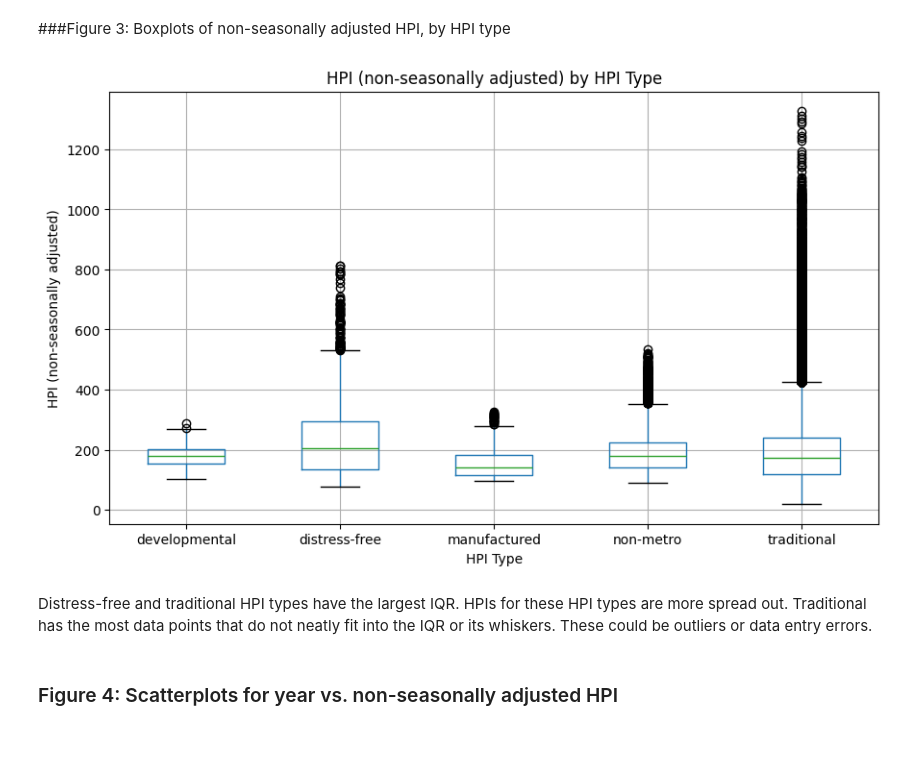
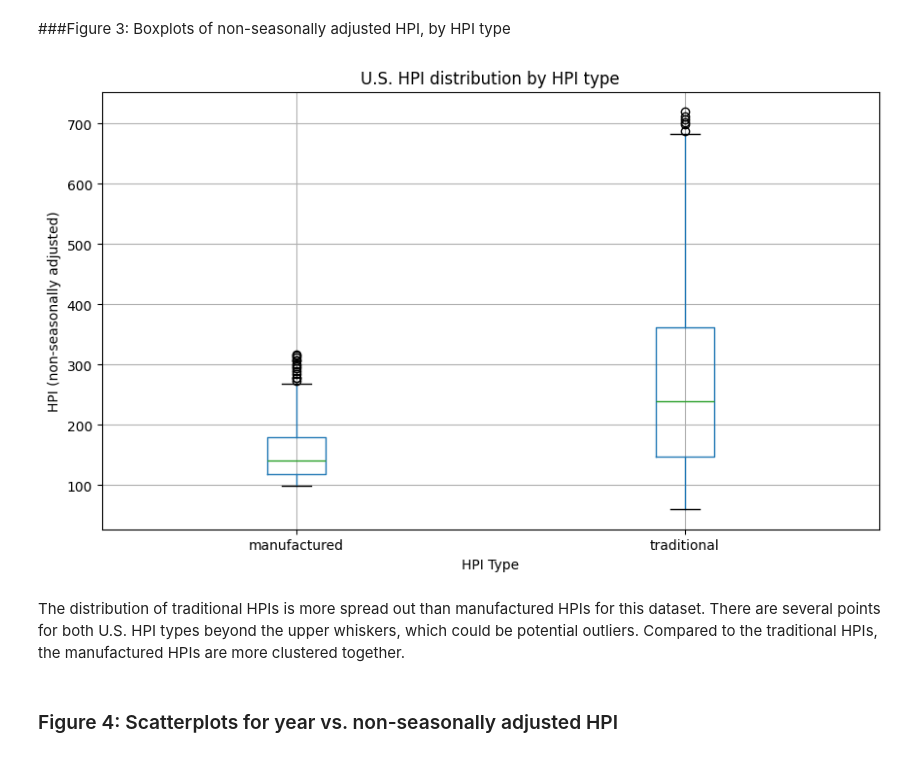
Before and after one commit to abbynam/ds201_capstone1, a Jupyter notebook: Capstone1.ipynb, the cells around one changed output. Saved outputs shown, nothing was run; the diff lists cells and outputs as text; code cells hidden in the pictures.

```diff
--- a/Capstone1.ipynb
+++ b/Capstone1.ipynb
@@ -197,18 +264,24 @@ The three numeric attributes are positively skewed.
 # %%
 # boxplots to indicate outliers
 
-hpi.boxplot(column='index_nsa', by='hpi_type', figsize=(10, 6))
+fig3 = hpi[
+    (hpi['place_name'] == 'United States') &
+    (hpi['frequency'] == 'quarterly') &
+    (hpi['hpi_flavor'] == 'all-transactions')
+]
 
-plt.title('HPI (non-seasonally adjusted) by HPI Type')
+fig3.boxplot(column='index_nsa', by='hpi_type', figsize=(10, 6))
+
+plt.title('U.S. HPI distribution by HPI type')
 plt.suptitle('')
 plt.xlabel('HPI Type')
 plt.ylabel('HPI (non-seasonally adjusted)')
 
 plt.show()
 # %% [output]
-[figure, old version]
+[figure, new version]
-# %% [markdown]
-Distress-free and traditional HPI types have the largest IQR. HPIs for these HPI types are more spread out. Traditional has the most data points that do not neatly fit into the IQR or its whiskers. These could be outliers or data entry errors.
+# %% [markdown]
+The distribution of traditional HPIs is more spread out than manufactured HPIs for this dataset. There are several points for both U.S. HPI types beyond the upper whiskers, which could be potential outliers. Compared to the traditional HPIs, the manufactured HPIs are more clustered together.
 # %% [markdown]
 ### Figure 4: Scatterplots for year vs. non-seasonally adjusted HPI
 # %%
```
Also changed, not shown: parts of 12 cells of this notebook.
